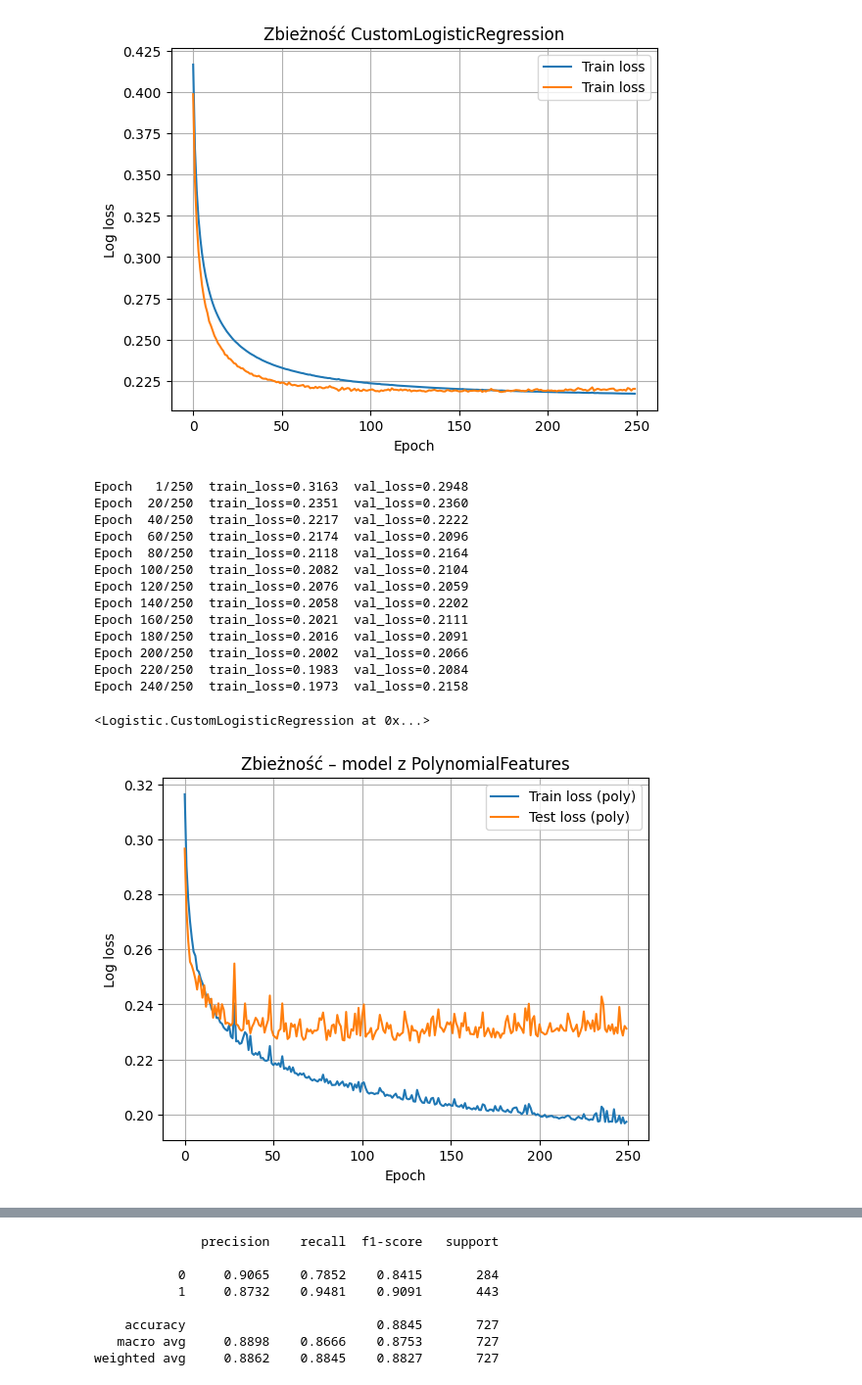
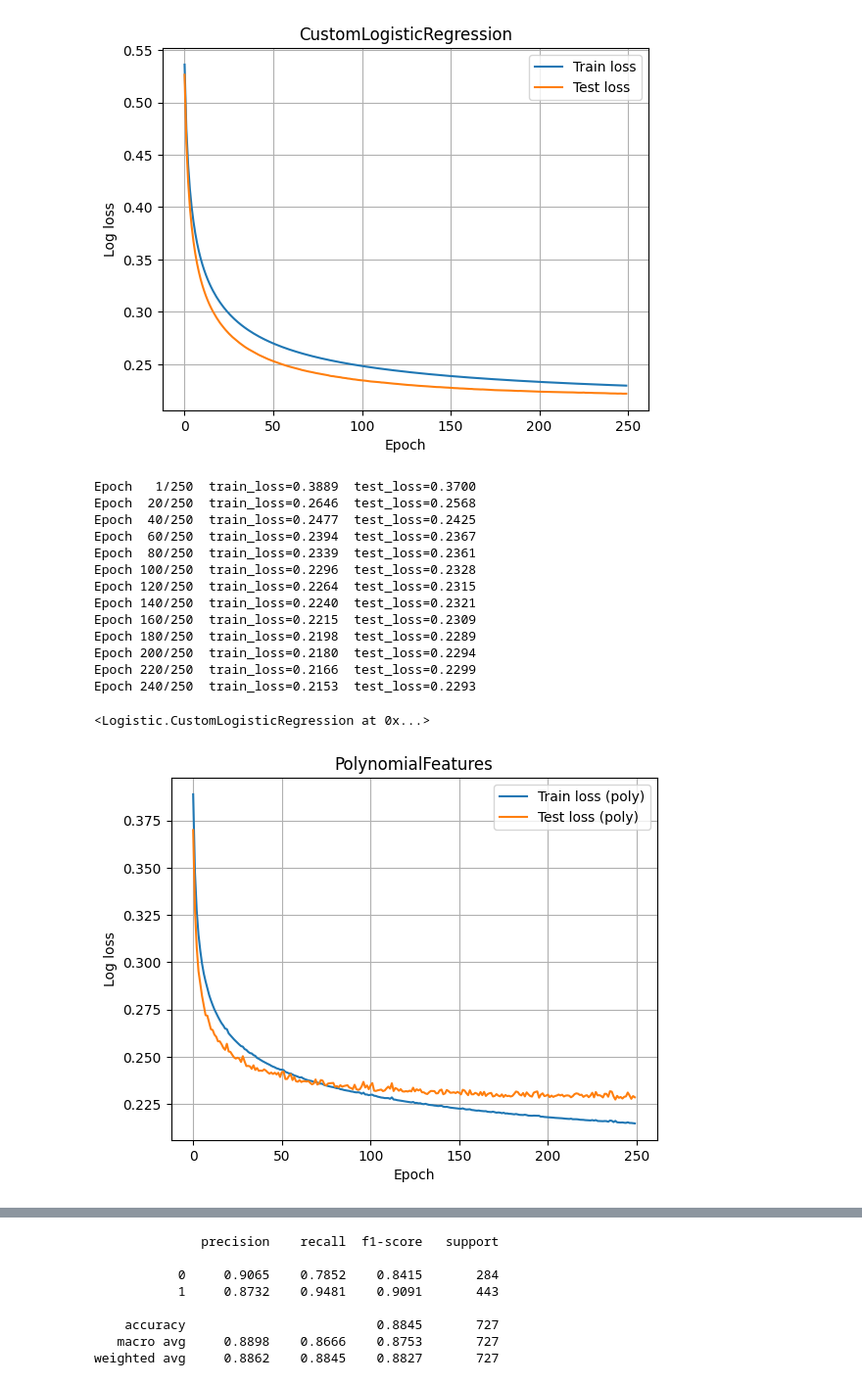
Before and after one commit to Kamok1/Metody-laby, a Jupyter notebook: part3/ml_errors.ipynb, the cells around one changed output, grey strips where cells are left out. Shown at 98% size. Drawn from its saved outputs; the diff is of its cells as text; code cells hidden in the pictures.

```diff
--- a/part3/ml_errors.ipynb
+++ b/part3/ml_errors.ipynb
@@ -45,16 +45,14 @@ X_train = full_pipeline.fit_transform(X_train_raw)
 X_test = full_pipeline.transform(X_test_raw)
 X_val = full_pipeline.transform(X_val_raw)
 # %%
-X_train = full_pipeline.fit_transform(X_train_raw)
-X_val = full_pipeline.transform(X_val_raw)
-X_test = full_pipeline.transform(X_test_raw)
-
 baseline_clf = CustomLogisticRegression(
     lr=0.05,
     epochs=250,
-    batch_size=64,
-    verbose=False,
+    batch_size=256,
+    verbose=True,
 )
 
 baseline_clf.fit(X_train, y_train, X_val, y_val, X_test, y_test)
+y_pred = baseline_clf.predict(X_test)
+print(classification_report(y_test, y_pred, digits=4))
 # %% [output]
@@ -62,14 +76,14 @@ baseline_clf.fit(X_train, y_train, X_val, y_val, X_test, y_test)
 # %%
 plt.plot(baseline_clf.history['train'], label="Train loss")
-plt.plot(baseline_clf.history['test'], label="Train loss")
+plt.plot(baseline_clf.history['test'], label="Test loss")
 plt.xlabel("Epoch")
 plt.ylabel("Log loss")
-plt.title("Zbieżność CustomLogisticRegression")
+plt.title("CustomLogisticRegression")
 plt.legend()
 plt.grid(True)
 plt.show()
 # %% [output]
-[figure, old version]
+[figure, new version]
 # %%
 poly_pipeline = ColumnTransformer([
     ("num_poly", Pipeline([
@@ -84,34 +98,34 @@ X_train_poly = poly_pipeline.fit_transform(X_train_raw)
 X_val_poly = poly_pipeline.transform(X_val_raw)
 X_test_poly = poly_pipeline.transform(X_test_raw)
 
-model_poly = CustomLogisticRegression(lr=0.05, epochs=NUMBER_OF_EPOCHS, batch_size=64, verbose=True,)
+model_poly = CustomLogisticRegression(lr=0.05, epochs=NUMBER_OF_EPOCHS, batch_size=256, verbose=True,)
 model_poly.fit(X_train_poly, y_train, X_val_poly, y_val, X_test_poly, y_test)
 # %% [output]
-Epoch   1/250  train_loss=0.3163  val_loss=0.2948
-Epoch  20/250  train_loss=0.2351  val_loss=0.2360
-Epoch  40/250  train_loss=0.2217  val_loss=0.2222
-Epoch  60/250  train_loss=0.2174  val_loss=0.2096
-Epoch  80/250  train_loss=0.2118  val_loss=0.2164
-Epoch 100/250  train_loss=0.2082  val_loss=0.2104
-Epoch 120/250  train_loss=0.2076  val_loss=0.2059
-Epoch 140/250  train_loss=0.2058  val_loss=0.2202
-Epoch 160/250  train_loss=0.2021  val_loss=0.2111
-Epoch 180/250  train_loss=0.2016  val_loss=0.2091
-Epoch 200/250  train_loss=0.2002  val_loss=0.2066
-Epoch 220/250  train_loss=0.1983  val_loss=0.2084
-Epoch 240/250  train_loss=0.1973  val_loss=0.2158
+Epoch   1/250  train_loss=0.3889  test_loss=0.3700
+Epoch  20/250  train_loss=0.2646  test_loss=0.2568
+Epoch  40/250  train_loss=0.2477  test_loss=0.2425
+Epoch  60/250  train_loss=0.2394  test_loss=0.2367
+Epoch  80/250  train_loss=0.2339  test_loss=0.2361
+Epoch 100/250  train_loss=0.2296  test_loss=0.2328
+Epoch 120/250  train_loss=0.2264  test_loss=0.2315
+Epoch 140/250  train_loss=0.2240  test_loss=0.2321
+Epoch 160/250  train_loss=0.2215  test_loss=0.2309
+Epoch 180/250  train_loss=0.2198  test_loss=0.2289
+Epoch 200/250  train_loss=0.2180  test_loss=0.2294
+Epoch 220/250  train_loss=0.2166  test_loss=0.2299
+Epoch 240/250  train_loss=0.2153  test_loss=0.2293
 <Logistic.CustomLogisticRegression at 0x...>
 # %%
 plt.plot(model_poly.history["train"], label="Train loss (poly)")
 plt.plot(model_poly.history["test"], label="Test loss (poly)")
 plt.xlabel("Epoch")
 plt.ylabel("Log loss")
-plt.title("Zbieżność – model z PolynomialFeatures")
+plt.title("PolynomialFeatures")
 plt.legend()
 plt.grid(True)
 plt.show()
 # %% [output]
-[figure, old version]
+[figure, new version]
 # %%
 y_pred_poly = model_poly.predict(X_test_poly)
 print(classification_report(y_test, y_pred_poly, digits=4))
```
Also changed, not shown: parts of 4 cells of this notebook, 7 other files.
